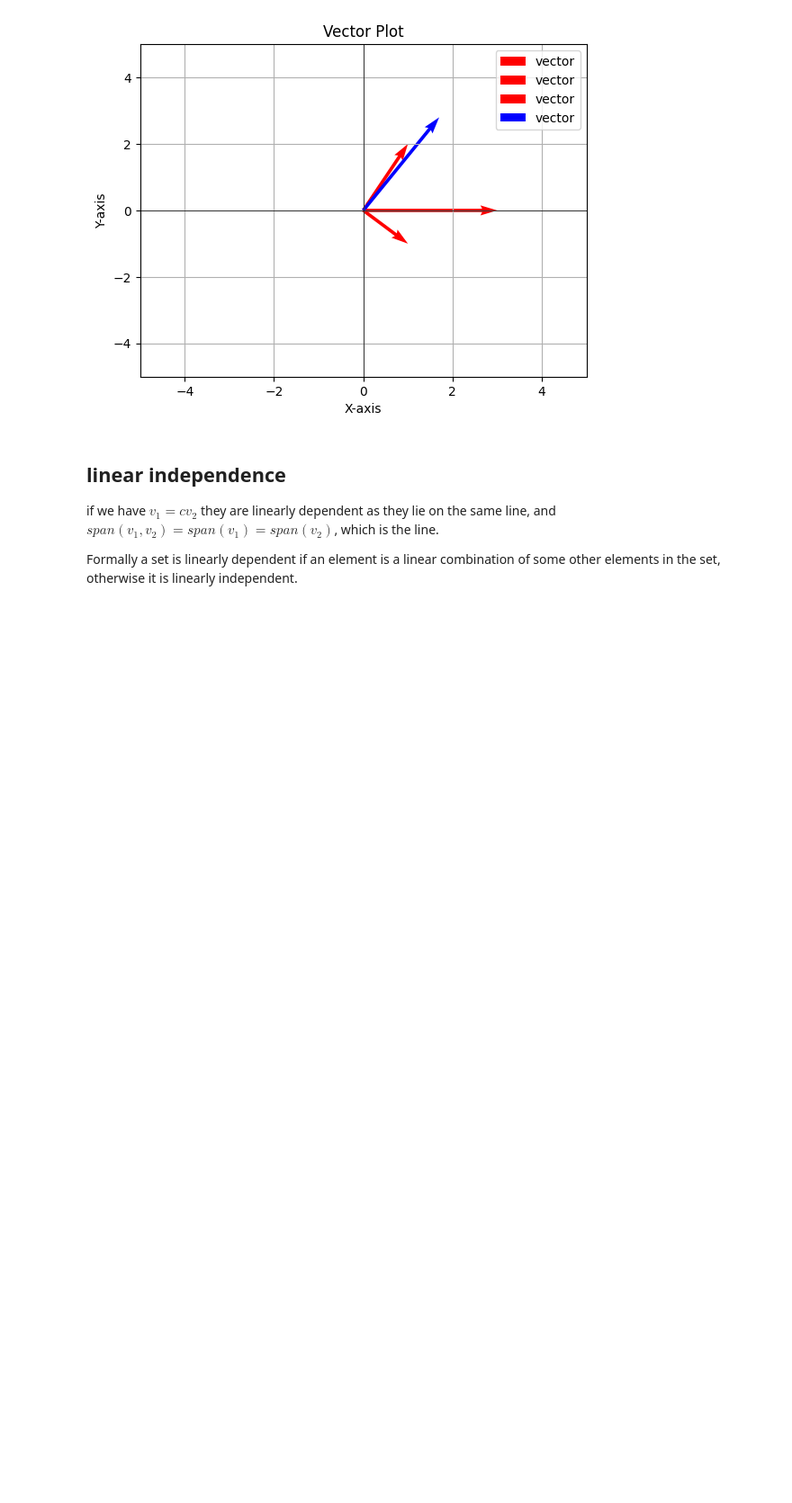
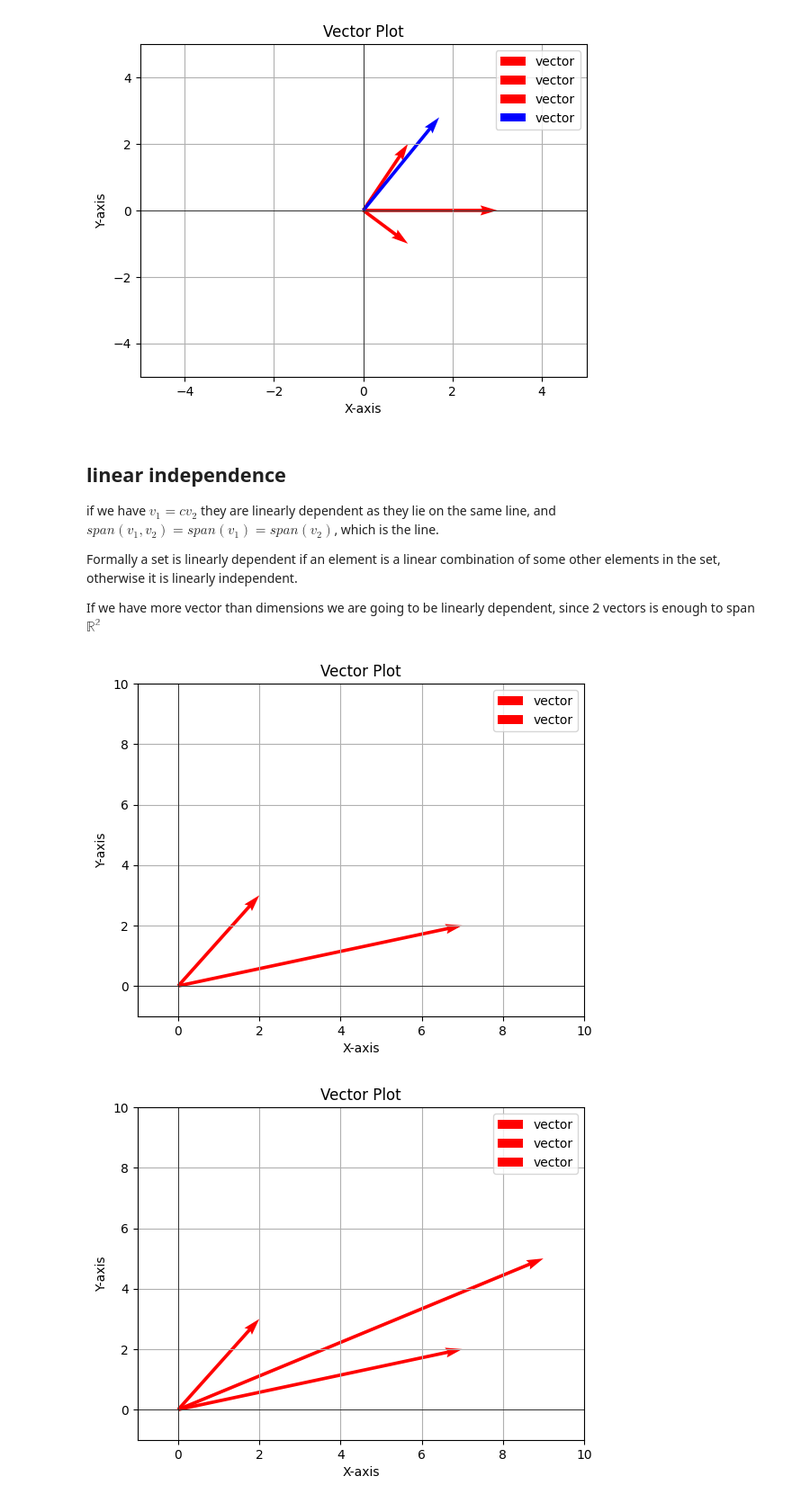
Before and after one commit to inspektral/khanalgebra, a Jupyter notebook: notebooks/vectors-2.ipynb, the cells around one changed output. Shown: that part at 90% size. Drawn from its saved outputs; the diff is of its cells as text; code cells hidden in the pictures; blank space fills up the shorter version.

```diff
--- a/notebooks/vectors-2.ipynb
+++ b/notebooks/vectors-2.ipynb
@@ -37,3 +37,21 @@ vu.showPlot()
 if we have $v_1 = cv_2$ they are linearly dependent as they lie on the same line, and $span(v_1, v_2) = span(v_1) = span(v_2)$, which is the line.
 
 Formally a set is linearly dependent if an element is a linear combination of some other elements in the set, otherwise it is linearly independent.
+
+If we have more vector than dimensions we are going to be linearly dependent, since 2 vectors is enough to span $\mathbb{R^2}$
+# %%
+a = np.array([[2], [3]])
+b = np.array([[7], [2]])
+c = np.array([[9], [5]])
+
+s1 = [a, b]
+s2 = [a,b,c]
+
+[vu.plot_vector(v) for v in s1]
+vu.showPlot(xlim=(-1, 10), ylim=(-1, 10))
+
+[vu.plot_vector(v) for v in s2]
+vu.showPlot(xlim=(-1, 10), ylim=(-1, 10))
+# %% [output]
+[figure, added]
+[figure, added]
```
Also changed, not shown: 2 other files.
